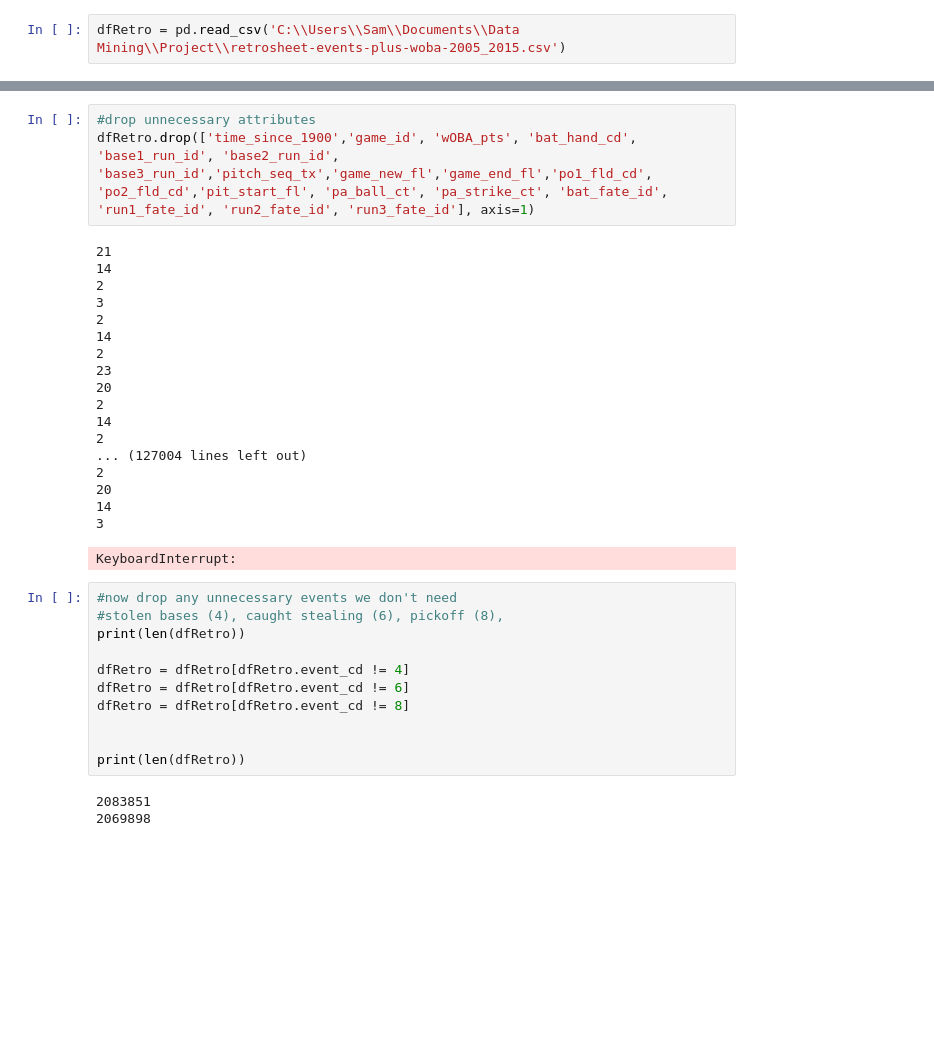
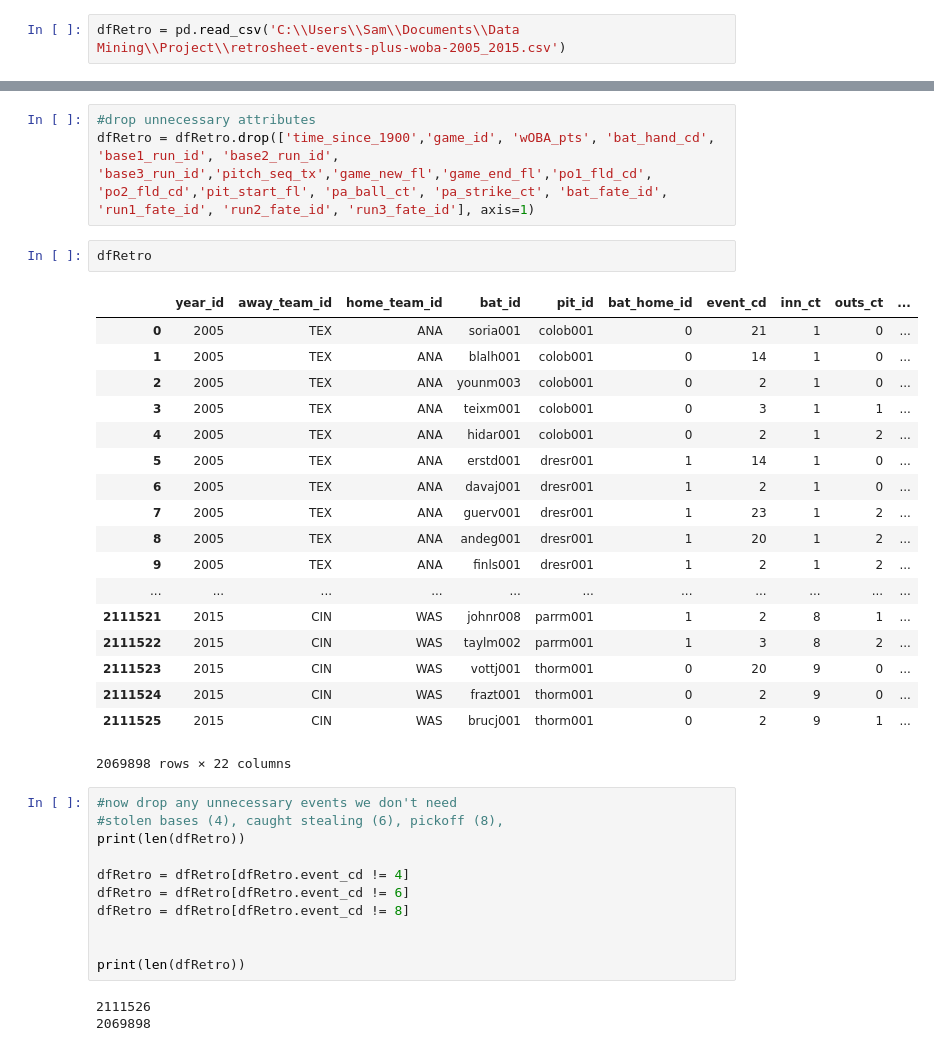
Before and after one commit to SamBusser30/Park_Factor-, a Jupyter notebook: Cleaning_data.ipynb, the cells around one changed output, grey strips where cells are left out. Drawn from its saved outputs; the diff is of its cells as text; blank space fills up the shorter version.

```diff
--- a/Cleaning_data.ipynb
+++ b/Cleaning_data.ipynb
@@ -12,25 +15,27 @@ array(['ANA', 'ARI', 'ATL', 'BAL', 'BOS', 'CHA', 'CHN', 'CIN', 'CLE',
 # %%
 #drop unnecessary attributes
-dfRetro.drop(['time_since_1900','game_id', 'wOBA_pts', 'bat_hand_cd', 'base1_run_id', 'base2_run_id', 'base3_run_id','pitch_seq_tx','game_new_fl','game_end_fl','po1_fld_cd', 'po2_fld_cd','pit_start_fl', 'pa_ball_ct', 'pa_strike_ct', 'bat_fate_id', 'run1_fate_id', 'run2_fate_id', 'run3_fate_id'], axis=1)
+dfRetro = dfRetro.drop(['time_since_1900','game_id', 'wOBA_pts', 'bat_hand_cd', 'base1_run_id', 'base2_run_id', 'base3_run_id','pitch_seq_tx','game_new_fl','game_end_fl','po1_fld_cd', 'po2_fld_cd','pit_start_fl', 'pa_ball_ct', 'pa_strike_ct', 'bat_fate_id', 'run1_fate_id', 'run2_fate_id', 'run3_fate_id'], axis=1)
-# %% [output]
-21
-14
-2
-3
-2
-14
-2
-23
-20
-2
-14
-2
-... (127004 lines left out)
-2
-20
-14
-3
-KeyboardInterrupt:
+# %%
+dfRetro
+# %% [output]
+|  | year_id | away_team_id | home_team_id | bat_id | pit_id | bat_home_id | event_cd | inn_ct | outs_ct | ... |
+| 0 | 2005 | TEX | ANA | soria001 | colob001 | 0 | 21 | 1 | 0 | ... |
+| 1 | 2005 | TEX | ANA | blalh001 | colob001 | 0 | 14 | 1 | 0 | ... |
+| 2 | 2005 | TEX | ANA | younm003 | colob001 | 0 | 2 | 1 | 0 | ... |
+| 3 | 2005 | TEX | ANA | teixm001 | colob001 | 0 | 3 | 1 | 1 | ... |
+| 4 | 2005 | TEX | ANA | hidar001 | colob001 | 0 | 2 | 1 | 2 | ... |
+| 5 | 2005 | TEX | ANA | erstd001 | dresr001 | 1 | 14 | 1 | 0 | ... |
+| 6 | 2005 | TEX | ANA | davaj001 | dresr001 | 1 | 2 | 1 | 0 | ... |
+| 7 | 2005 | TEX | ANA | guerv001 | dresr001 | 1 | 23 | 1 | 2 | ... |
+| 8 | 2005 | TEX | ANA | andeg001 | dresr001 | 1 | 20 | 1 | 2 | ... |
+| 9 | 2005 | TEX | ANA | finls001 | dresr001 | 1 | 2 | 1 | 2 | ... |
+| ... | ... | ... | ... | ... | ... | ... | ... | ... | ... | ... |
+| 2111521 | 2015 | CIN | WAS | johnr008 | parrm001 | 1 | 2 | 8 | 1 | ... |
+| 2111522 | 2015 | CIN | WAS | taylm002 | parrm001 | 1 | 3 | 8 | 2 | ... |
+| 2111523 | 2015 | CIN | WAS | vottj001 | thorm001 | 0 | 20 | 9 | 0 | ... |
+| 2111524 | 2015 | CIN | WAS | frazt001 | thorm001 | 0 | 2 | 9 | 0 | ... |
+| 2111525 | 2015 | CIN | WAS | brucj001 | thorm001 | 0 | 2 | 9 | 1 | ... |
+2069898 rows × 22 columns
 # %%
 #now drop any unnecessary events we don't need
 #stolen bases (4), caught stealing (6), pickoff (8),
@@ -43,5 +48,5 @@ dfRetro = dfRetro[dfRetro.event_cd != 8]
 
 print(len(dfRetro))
 # %% [output]
-2083851
+2111526
 2069898
```
Also changed, not shown: parts of 2 cells of this notebook.
